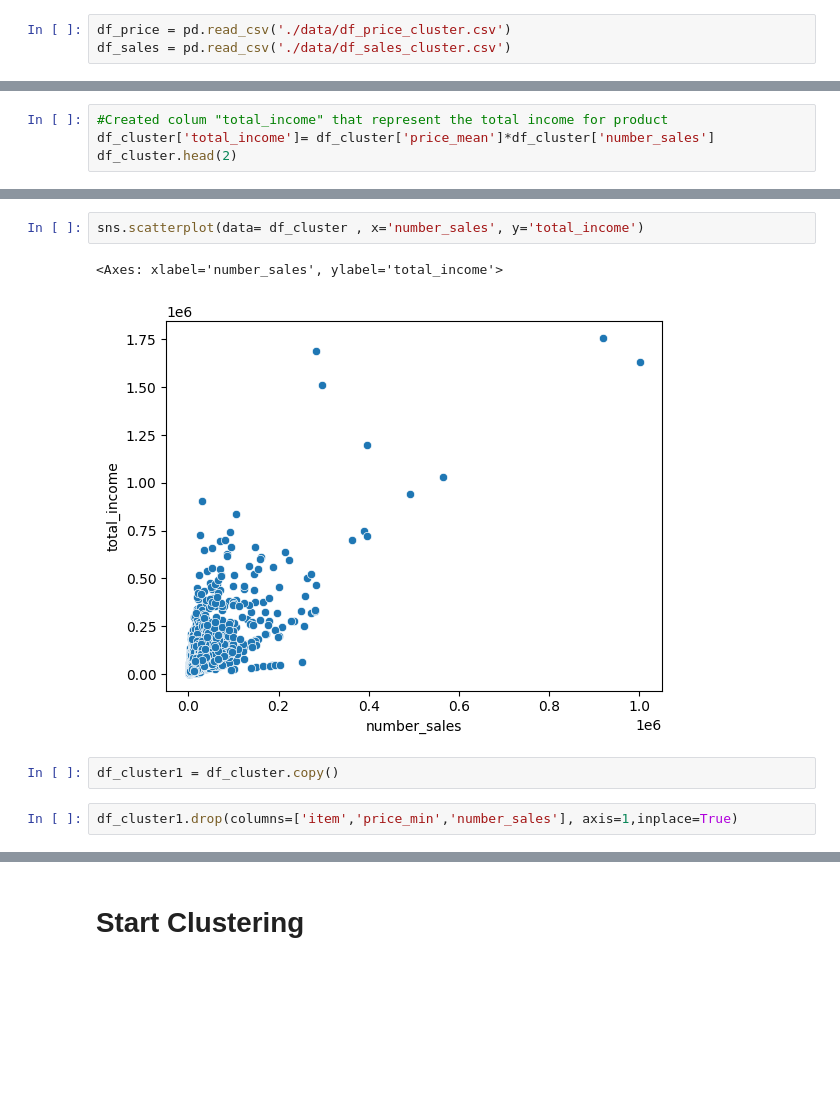
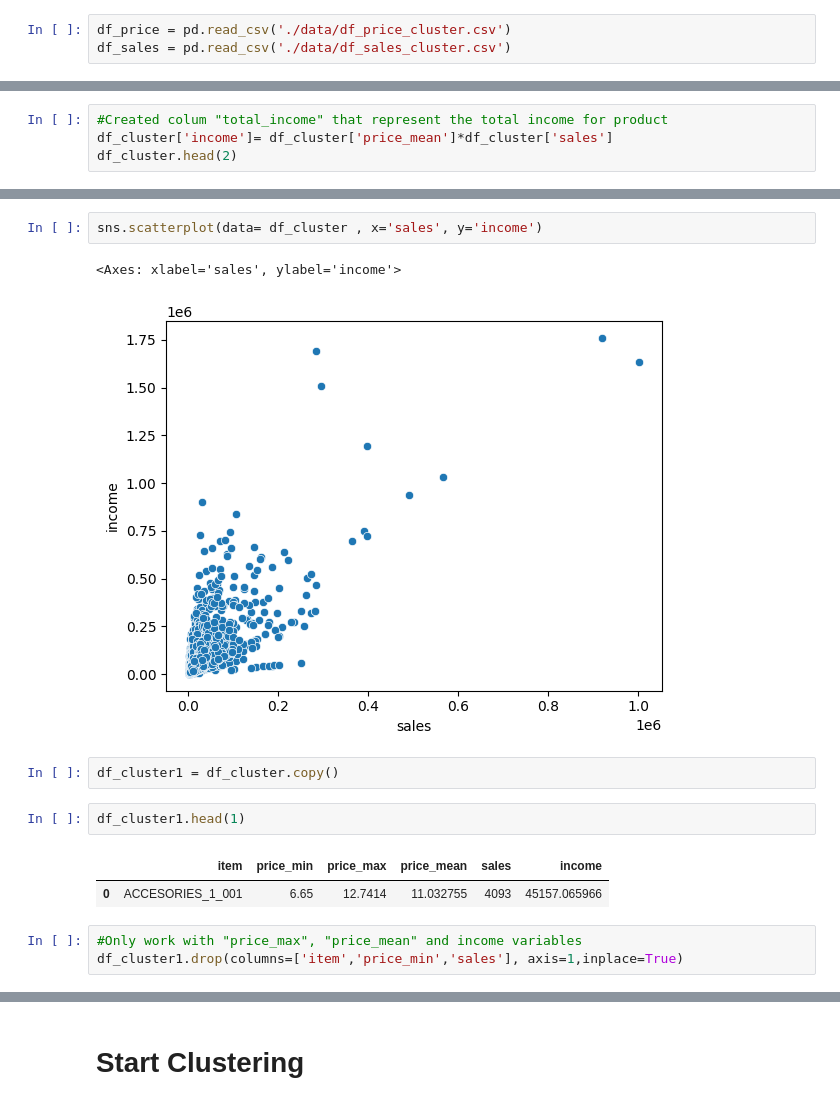
Before and after one commit to Unbiunio/DS-MARKET-TFM, a Jupyter notebook: cluster/cluster.ipynb, the cells around one changed output, grey strips where cells are left out. Drawn from its saved outputs; the diff is of its cells as text; blank space fills up the shorter version.

```diff
--- a/cluster/cluster.ipynb
+++ b/cluster/cluster.ipynb
@@ -40,5 +46,5 @@ df_cluster.head(1)
 # %%
 #Created colum "total_income" that represent the total income for product
-df_cluster['total_income']= df_cluster['price_mean']*df_cluster['number_sales']
+df_cluster['income']= df_cluster['price_mean']*df_cluster['sales']
 df_cluster.head(2)
 # %% [output]
@@ -57,12 +63,18 @@ df_cluster.describe().T
 # %%
-sns.scatterplot(data= df_cluster , x='number_sales', y='total_income')
+sns.scatterplot(data= df_cluster , x='sales', y='income')
 # %% [output]
-<Axes: xlabel='number_sales', ylabel='total_income'>
+<Axes: xlabel='sales', ylabel='income'>
-[figure, old version]
+[figure, new version]
 # %%
 df_cluster1 = df_cluster.copy()
+# %%
+df_cluster1.head(1)
+# %% [output]
+|  | item | price_min | price_max | price_mean | sales | income |
+| 0 | ACCESORIES_1_001 | 6.65 | 12.7414 | 11.032755 | 4093 | 45157.065966 |
 # %%
-df_cluster1.drop(columns=['item','price_min','number_sales'], axis=1,inplace=True)
+#Only work with "price_max", "price_mean" and income variables
+df_cluster1.drop(columns=['item','price_min','sales'], axis=1,inplace=True)
 # %%
 df_cluster1.head(1)
 # %% [output]
```
Also changed, not shown: parts of 23 cells of this notebook, 11 other files.
